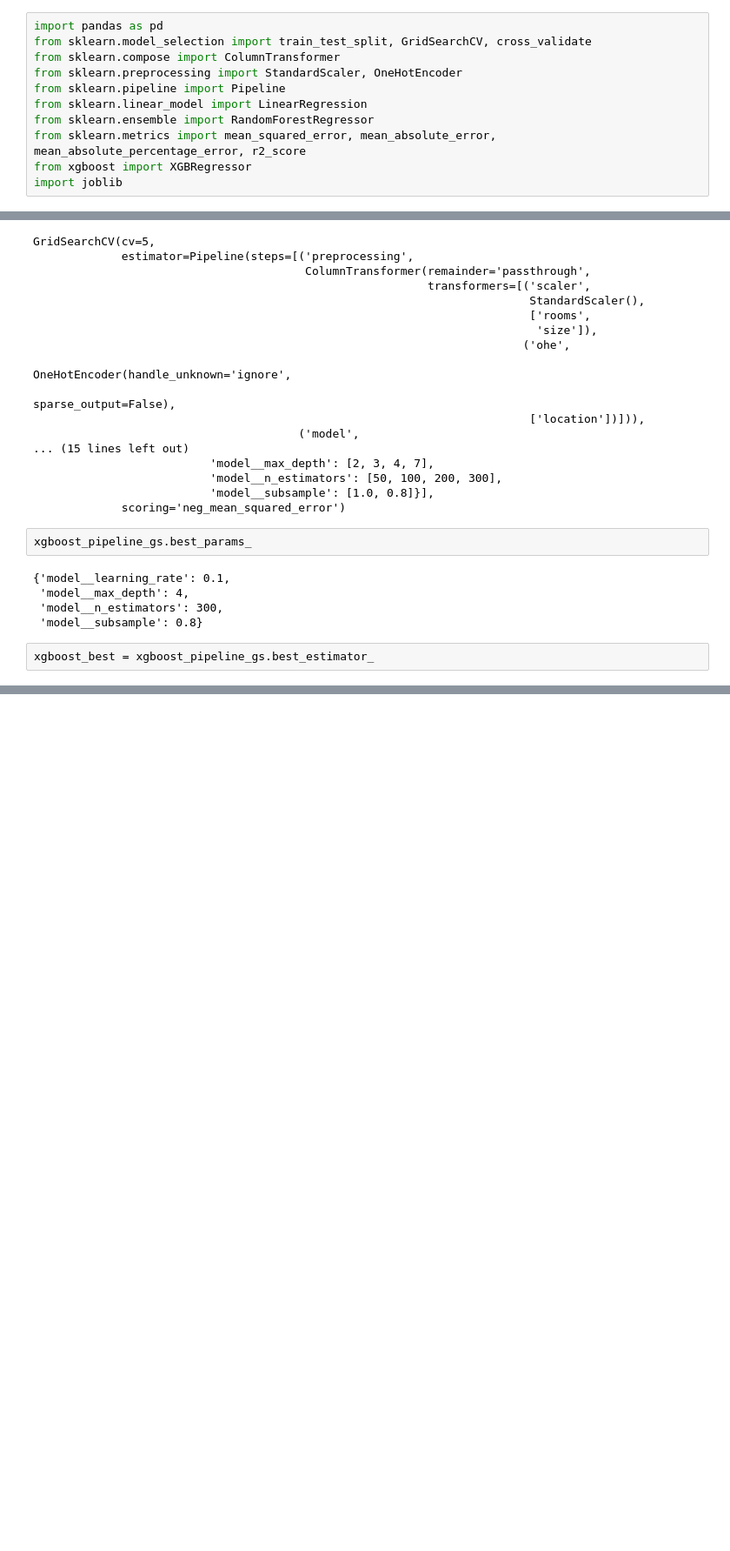
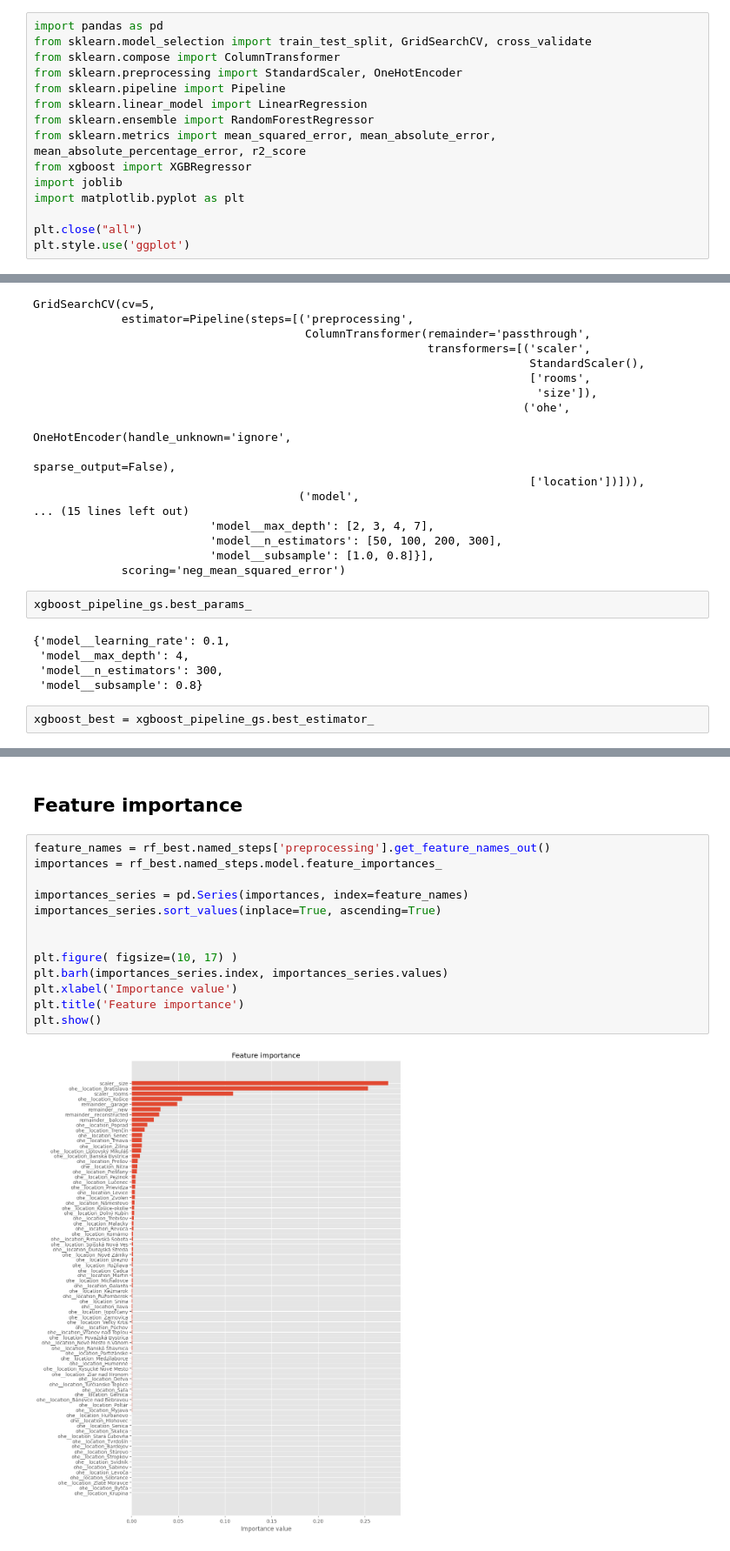
Before and after one commit to TheDim0nu4/Apartment-marketplace-with-price-prediction-using-ML, a Jupyter notebook: ML/model_training/modeling.ipynb, the cells around one changed output, grey strips where cells are left out. Shown at 87% size. Cells and saved outputs as stored; diff of their text form; blank space fills up the shorter version.

Commit message:
added feature importance analysis, comments, and description to the modeling.ipynb, and updated the EDA conclusion

```diff
--- a/ML/model_training/modeling.ipynb
+++ b/ML/model_training/modeling.ipynb
@@ -11,6 +26,10 @@ from sklearn.ensemble import RandomForestRegressor
 from sklearn.metrics import mean_squared_error, mean_absolute_error, mean_absolute_percentage_error, r2_score
 from xgboost import XGBRegressor
 import joblib
+import matplotlib.pyplot as plt
+
+plt.close("all")
+plt.style.use('ggplot')
 # %%
 SEED = 11
 # %% [markdown]
@@ -264,0 +284,17 @@ joblib.dump(xgboost_best, 'models/xgboost.joblib')
+# %% [markdown]
+## Feature importance
+# %%
+feature_names = rf_best.named_steps['preprocessing'].get_feature_names_out()
+importances = rf_best.named_steps.model.feature_importances_
+
+importances_series = pd.Series(importances, index=feature_names)
+importances_series.sort_values(inplace=True, ascending=True)
+
+
+plt.figure( figsize=(10, 17) )
+plt.barh(importances_series.index, importances_series.values)
+plt.xlabel('Importance value')
+plt.title('Feature importance')
+plt.show()
+# %% [output]
+[figure, added]
```
Also changed, not shown: parts of 16 cells of this notebook, 4 other files.
